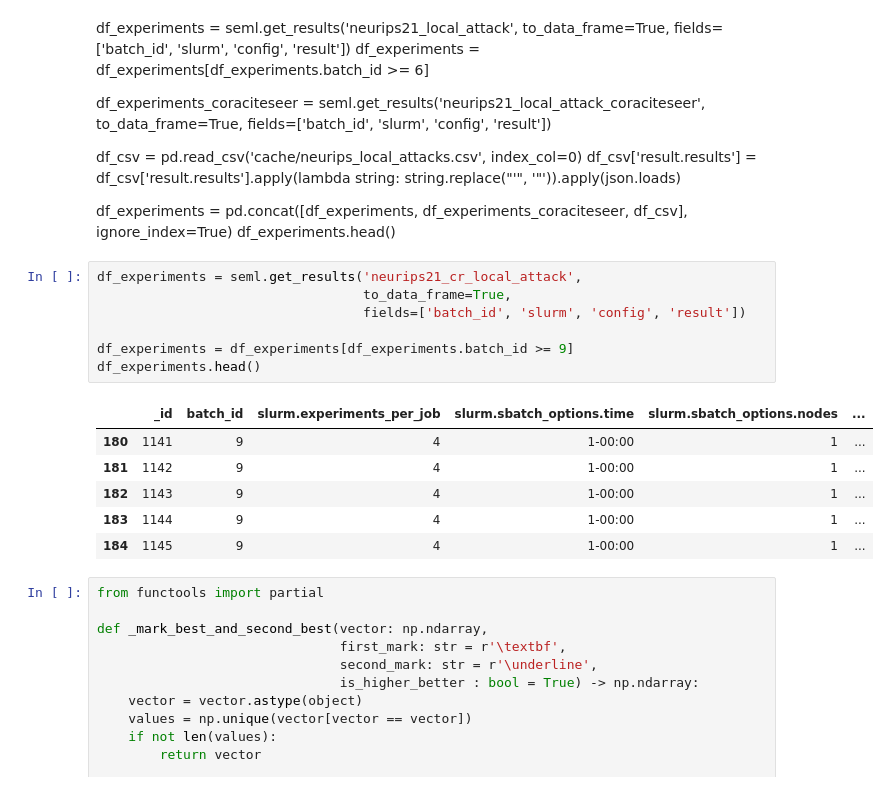
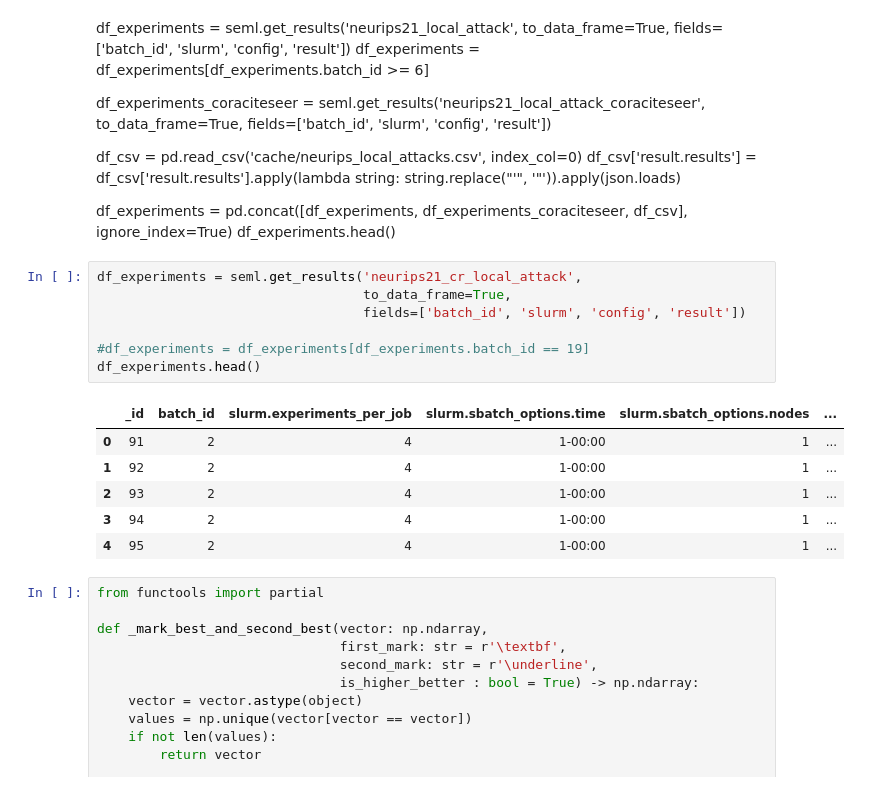
Before and after one commit to sigeisler/robustness_of_gnns_at_scale, a Jupyter notebook: notebooks/Results - Local Attacks.ipynb, the cells around one changed output. Drawn from its saved outputs; the diff is of its cells as text.

```diff
--- a/notebooks/Results - Local Attacks.ipynb
+++ b/notebooks/Results - Local Attacks.ipynb
@@ -74,17 +78,17 @@ df_experiments.head()
 # %%
 df_experiments = seml.get_results('neurips21_cr_local_attack',
                                   to_data_frame=True,
                                   fields=['batch_id', 'slurm', 'config', 'result'])
 
-df_experiments = df_experiments[df_experiments.batch_id >= 9]
+#df_experiments = df_experiments[df_experiments.batch_id == 19]
 df_experiments.head()
 # %% [output]
 |  | _id | batch_id | slurm.experiments_per_job | slurm.sbatch_options.time | slurm.sbatch_options.nodes | ... |
-| 180 | 1141 | 9 | 4 | 1-00:00 | 1 | ... |
-| 181 | 1142 | 9 | 4 | 1-00:00 | 1 | ... |
-| 182 | 1143 | 9 | 4 | 1-00:00 | 1 | ... |
-| 183 | 1144 | 9 | 4 | 1-00:00 | 1 | ... |
-| 184 | 1145 | 9 | 4 | 1-00:00 | 1 | ... |
+| 0 | 91 | 2 | 4 | 1-00:00 | 1 | ... |
+| 1 | 92 | 2 | 4 | 1-00:00 | 1 | ... |
+| 2 | 93 | 2 | 4 | 1-00:00 | 1 | ... |
+| 3 | 94 | 2 | 4 | 1-00:00 | 1 | ... |
+| 4 | 95 | 2 | 4 | 1-00:00 | 1 | ... |
 # %%
 from functools import partial
 
```
Also changed, not shown: parts of 22 cells of this notebook.
